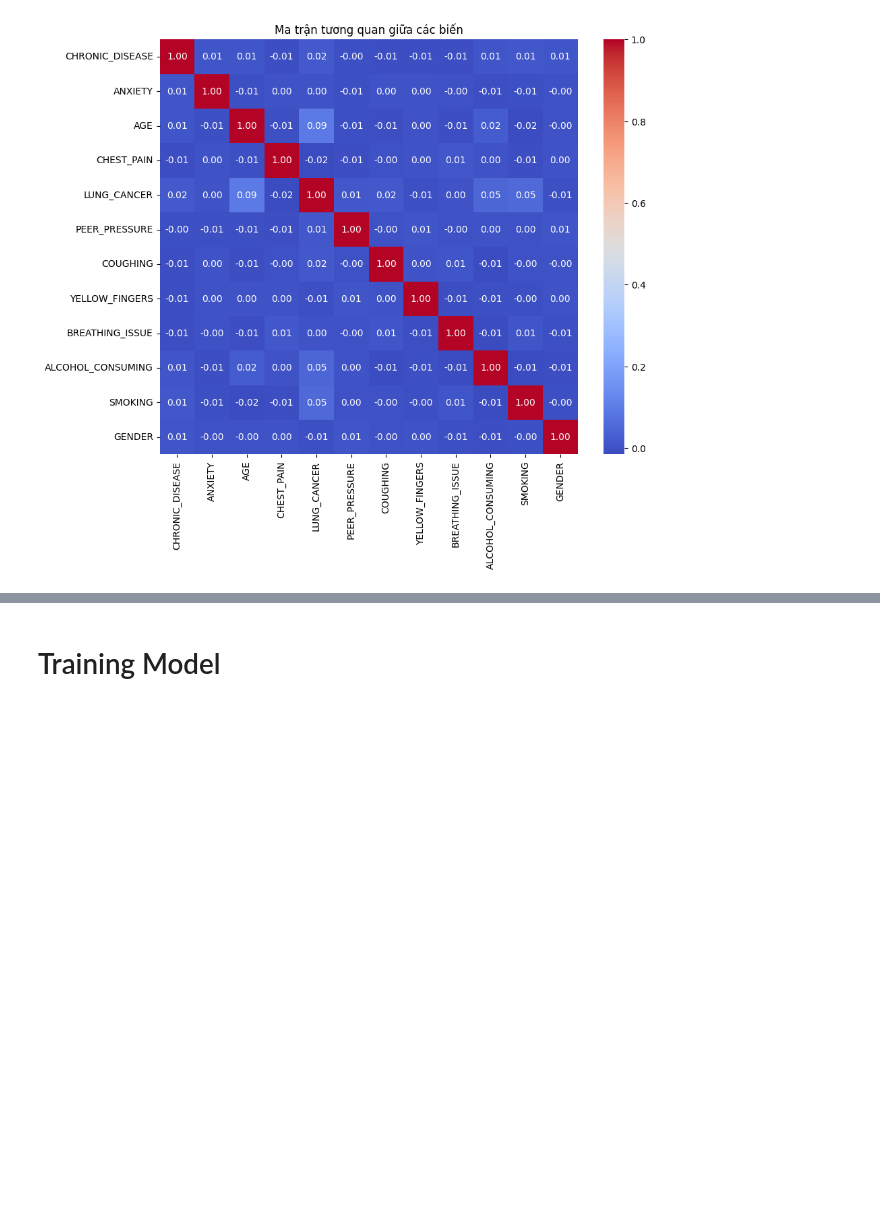
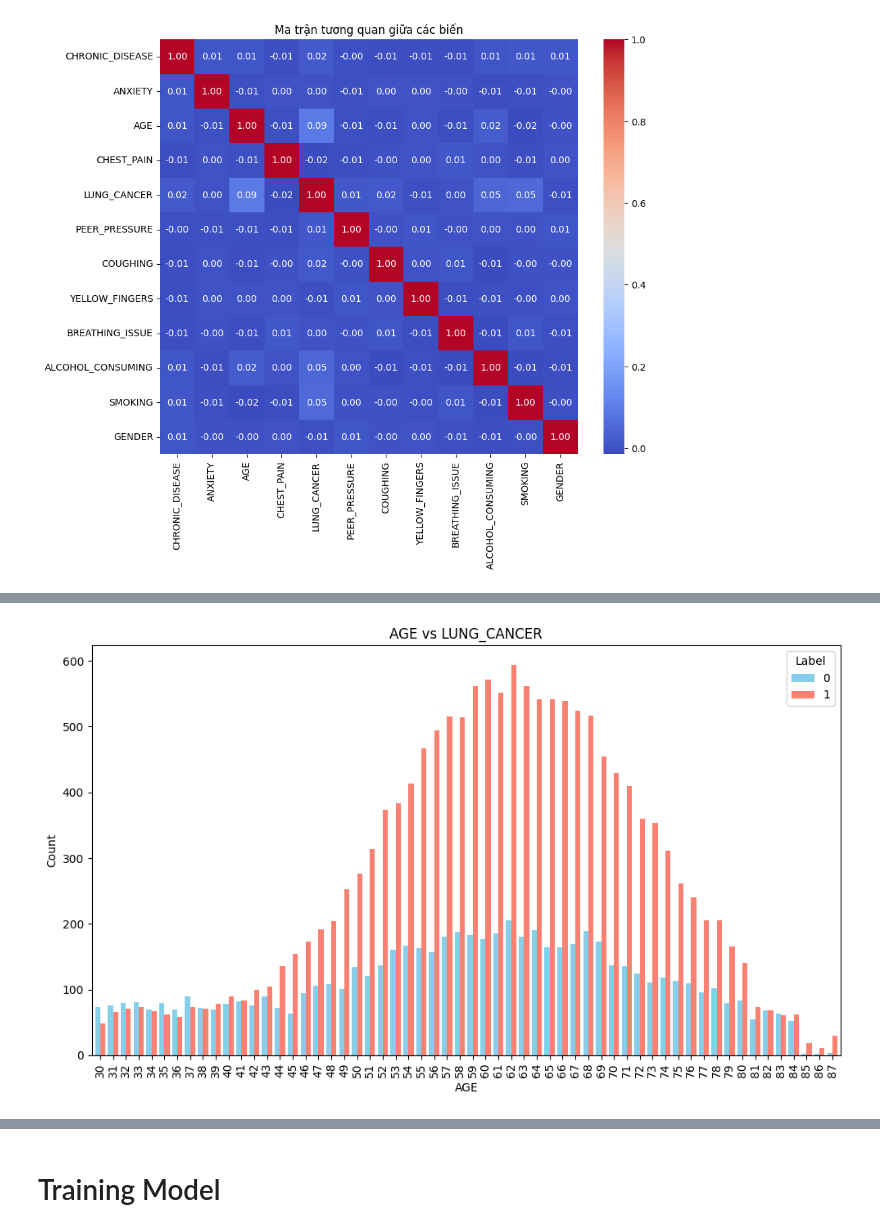
Before and after one commit to VuVietDung-bk/IT3190_Group_7_Lung_Cancer, a Jupyter notebook: BTL_IT3190.ipynb, the cells around one changed output, grey strips where cells are left out. Cells and saved outputs as stored; diff of their text form; code cells hidden in the pictures; blank space fills up the shorter version.

```diff
--- a/BTL_IT3190.ipynb
+++ b/BTL_IT3190.ipynb
@@ -165,0 +290,26 @@ df
+# %%
+column='AGE'
+
+# Tạo bảng tần suất chéo (crosstab), chuẩn hóa theo hàng (tính phần trăm)
+crosstab = pd.crosstab(
+    dataset[column],
+    dataset[target_column],
+)
+
+# Vẽ biểu đồ stacked bar
+crosstab.plot(
+    kind='bar',
+    figsize=(10, 6),
+    color=['skyblue', 'salmon'],
+    width=0.8
+)
+
+# Thiết lập nhãn và tiêu đề
+plt.title(f'{column} vs {target_column}')
+plt.xlabel(column)
+plt.ylabel('Count')
+plt.legend(title='Label')
+plt.tight_layout()
+plt.show()
+# %% [output]
+[figure, added]
```
Also changed, not shown: parts of 4 cells of this notebook, 2 other files.
